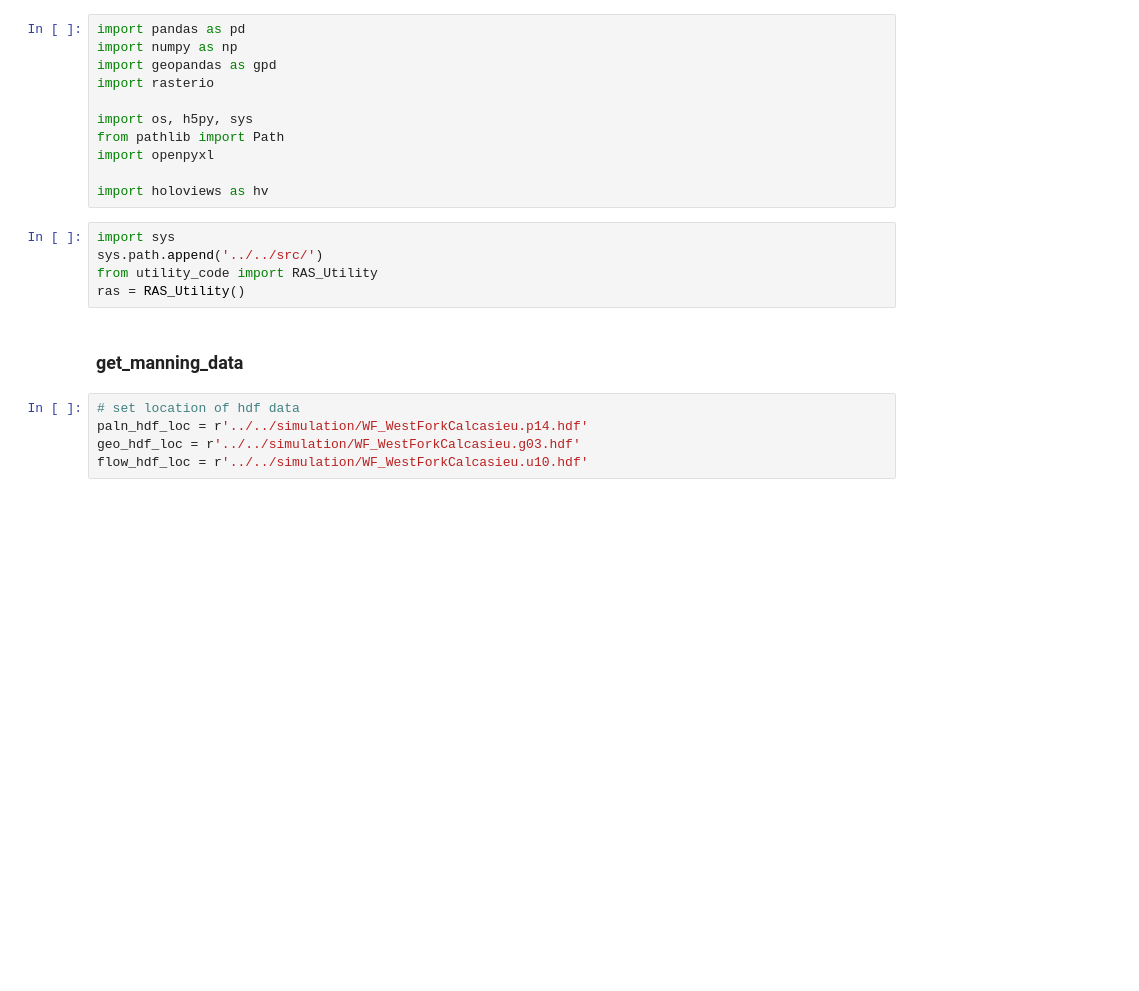
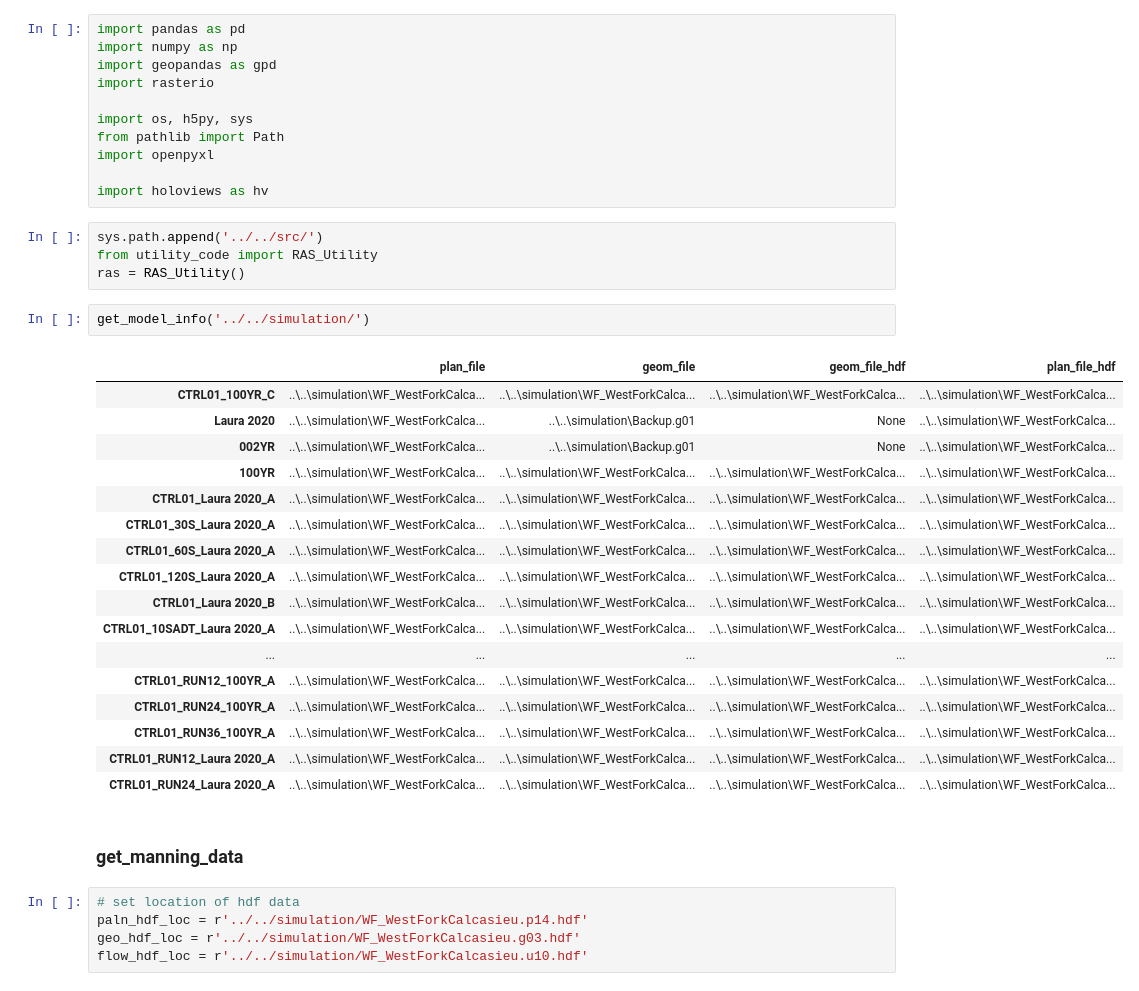
Before and after one commit to Clovin4/lwi-apps, a Jupyter notebook: notebooks/exploratory/0.0-cal-hdf-util-logic.ipynb, the cells around one changed output. Drawn from its saved outputs; the diff is of its cells as text; blank space fills up the shorter version.

```diff
--- a/notebooks/exploratory/0.0-cal-hdf-util-logic.ipynb
+++ b/notebooks/exploratory/0.0-cal-hdf-util-logic.ipynb
@@ -10,10 +10,29 @@ import openpyxl
 
 import holoviews as hv
 # %%
-import sys
 sys.path.append('../../src/')
 from utility_code import RAS_Utility
 ras = RAS_Utility()
+# %%
+get_model_info('../../simulation/')
+# %% [output]
+|  | plan_file | geom_file | geom_file_hdf | plan_file_hdf |
+| CTRL01_100YR_C | ..\..\simulation\WF_WestForkCalca... | ..\..\simulation\WF_WestForkCalca... | ..\..\simulation\WF_WestForkCalca... | ..\..\simulation\WF_WestForkCalca... |
+| Laura 2020 | ..\..\simulation\WF_WestForkCalca... | ..\..\simulation\Backup.g01 | None | ..\..\simulation\WF_WestForkCalca... |
+| 002YR | ..\..\simulation\WF_WestForkCalca... | ..\..\simulation\Backup.g01 | None | ..\..\simulation\WF_WestForkCalca... |
+| 100YR | ..\..\simulation\WF_WestForkCalca... | ..\..\simulation\WF_WestForkCalca... | ..\..\simulation\WF_WestForkCalca... | ..\..\simulation\WF_WestForkCalca... |
+| CTRL01_Laura 2020_A | ..\..\simulation\WF_WestForkCalca... | ..\..\simulation\WF_WestForkCalca... | ..\..\simulation\WF_WestForkCalca... | ..\..\simulation\WF_WestForkCalca... |
+| CTRL01_30S_Laura 2020_A | ..\..\simulation\WF_WestForkCalca... | ..\..\simulation\WF_WestForkCalca... | ..\..\simulation\WF_WestForkCalca... | ..\..\simulation\WF_WestForkCalca... |
+| CTRL01_60S_Laura 2020_A | ..\..\simulation\WF_WestForkCalca... | ..\..\simulation\WF_WestForkCalca... | ..\..\simulation\WF_WestForkCalca... | ..\..\simulation\WF_WestForkCalca... |
+| CTRL01_120S_Laura 2020_A | ..\..\simulation\WF_WestForkCalca... | ..\..\simulation\WF_WestForkCalca... | ..\..\simulation\WF_WestForkCalca... | ..\..\simulation\WF_WestForkCalca... |
+| CTRL01_Laura 2020_B | ..\..\simulation\WF_WestForkCalca... | ..\..\simulation\WF_WestForkCalca... | ..\..\simulation\WF_WestForkCalca... | ..\..\simulation\WF_WestForkCalca... |
+| CTRL01_10SADT_Laura 2020_A | ..\..\simulation\WF_WestForkCalca... | ..\..\simulation\WF_WestForkCalca... | ..\..\simulation\WF_WestForkCalca... | ..\..\simulation\WF_WestForkCalca... |
+| ... | ... | ... | ... | ... |
+| CTRL01_RUN12_100YR_A | ..\..\simulation\WF_WestForkCalca... | ..\..\simulation\WF_WestForkCalca... | ..\..\simulation\WF_WestForkCalca... | ..\..\simulation\WF_WestForkCalca... |
+| CTRL01_RUN24_100YR_A | ..\..\simulation\WF_WestForkCalca... | ..\..\simulation\WF_WestForkCalca... | ..\..\simulation\WF_WestForkCalca... | ..\..\simulation\WF_WestForkCalca... |
+| CTRL01_RUN36_100YR_A | ..\..\simulation\WF_WestForkCalca... | ..\..\simulation\WF_WestForkCalca... | ..\..\simulation\WF_WestForkCalca... | ..\..\simulation\WF_WestForkCalca... |
+| CTRL01_RUN12_Laura 2020_A | ..\..\simulation\WF_WestForkCalca... | ..\..\simulation\WF_WestForkCalca... | ..\..\simulation\WF_WestForkCalca... | ..\..\simulation\WF_WestForkCalca... |
+| CTRL01_RUN24_Laura 2020_A | ..\..\simulation\WF_WestForkCalca... | ..\..\simulation\WF_WestForkCalca... | ..\..\simulation\WF_WestForkCalca... | ..\..\simulation\WF_WestForkCalca... |
 # %% [markdown]
  ### get_manning_data
 # %%
```
Also changed, not shown: parts of 21 cells of this notebook, 6 other files.
